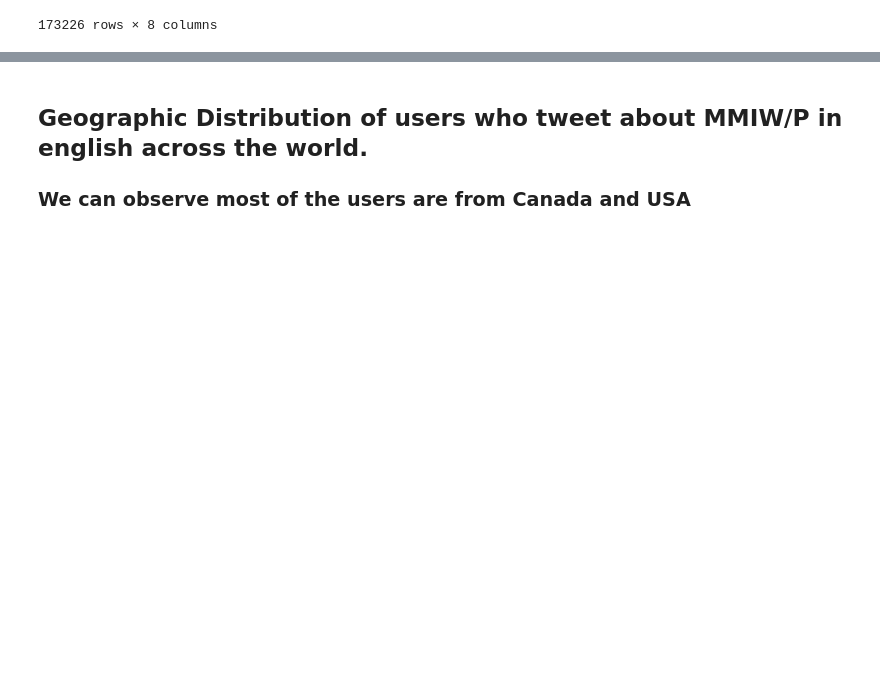
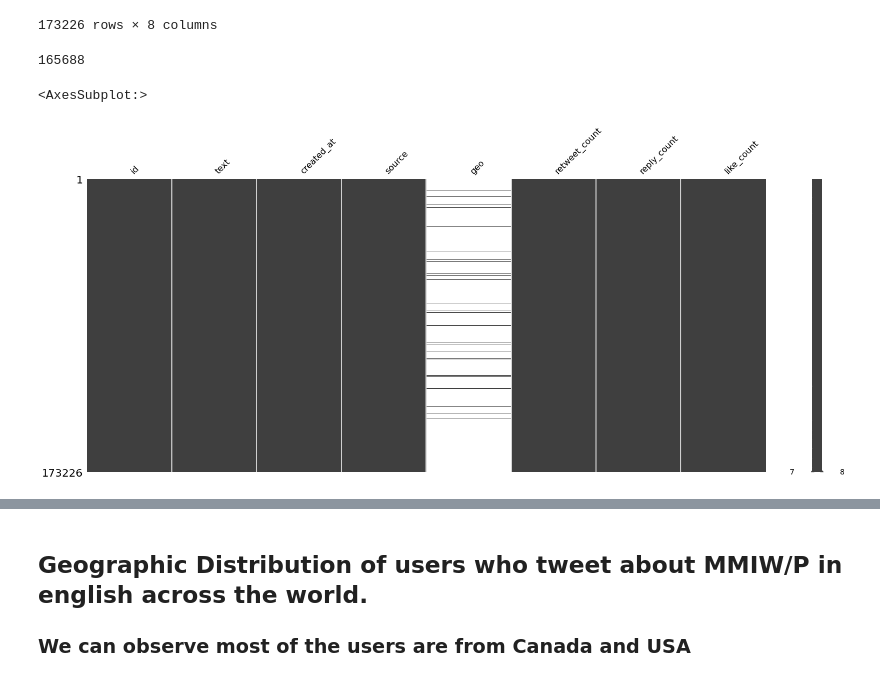
Before and after one commit to shai0002/Social-Media-Analysis-on-Missing-and-Murdered-Indigenous-Women-using-Data-Science-and-Analytics, a Jupyter notebook: tweets_dataframe.ipynb, the cells around one changed output, grey strips where cells are left out. Drawn from its saved outputs; the diff is of its cells as text; code cells hidden in the pictures; blank space fills up the shorter version.

```diff
--- a/tweets_dataframe.ipynb
+++ b/tweets_dataframe.ipynb
@@ -96,3 +119,14 @@ tweets_frame
 | 173224 | 793630443379707904 | Oh RCMP "dealt with the complaint... | 2016-11-02T01:46:57.000Z | Twitter for Android | NaN | 1 | 0 | 1 |
 | 173225 | 793612187860369408 | Ss in my #CHV2O class are learnin... | 2016-11-02T00:34:24.000Z | Twitter Web Client | NaN | 4 | 0 | 4 |
 173226 rows × 8 columns
+# %%
+tweets_frame.isnull().sum().max()
+# %% [output]
+165688
+# %%
+import missingno as msno
+%matplotlib inline
+msno.matrix(tweets_frame)
+# %% [output]
+<AxesSubplot:>
+[figure, added]
```
Also changed, not shown: parts of 25 cells of this notebook.
